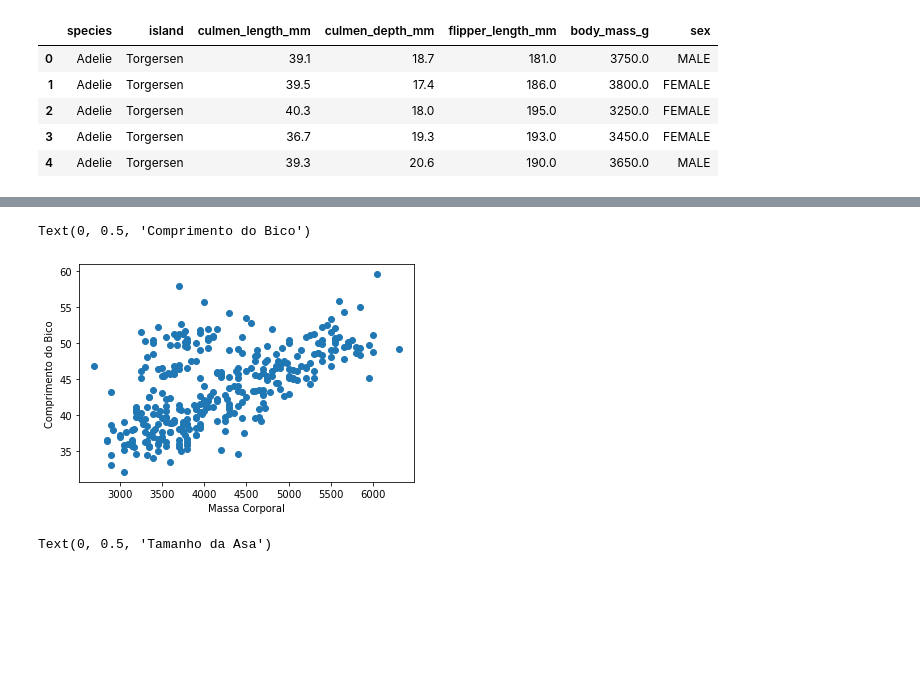
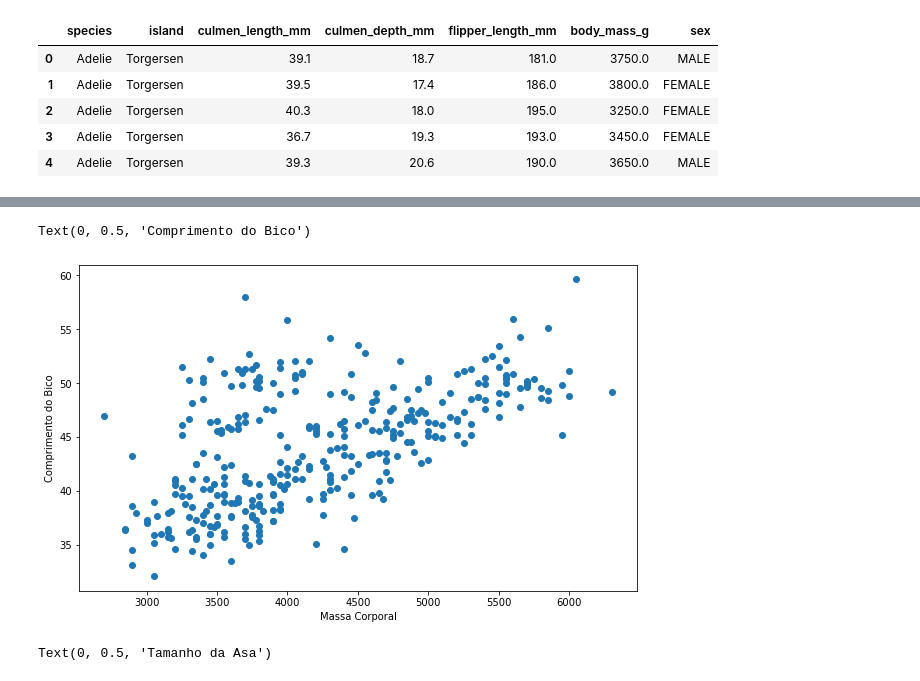
Before and after one commit to Alaksandu/IntroductionDataSciencePython, a Jupyter notebook: FixandoConteudo.ipynb, the cells around one changed output, grey strips where cells are left out. Saved outputs shown, nothing was run; the diff lists cells and outputs as text; code cells hidden in the pictures; blank space fills up the shorter version.

```diff
--- a/FixandoConteudo.ipynb
+++ b/FixandoConteudo.ipynb
@@ -305,12 +309,13 @@ plt.hist(df_pinguins['body_mass_g'], bins=50)
 # %%
 # um gráfico de dispersão com scatter
+plt.figure(figsize=(10,6))
 plt.scatter(df_pinguins['body_mass_g'], df_pinguins['culmen_length_mm'])
 
 plt.xlabel('Massa Corporal')
 plt.ylabel('Comprimento do Bico')
 # %% [output]
 Text(0, 0.5, 'Comprimento do Bico')
-[figure, old version]
+[figure, new version]
 # %%
 # scatter de massa corporal e tamanho da asa
 
```
Also changed, not shown: parts of 6 cells of this notebook, 14 other files.
